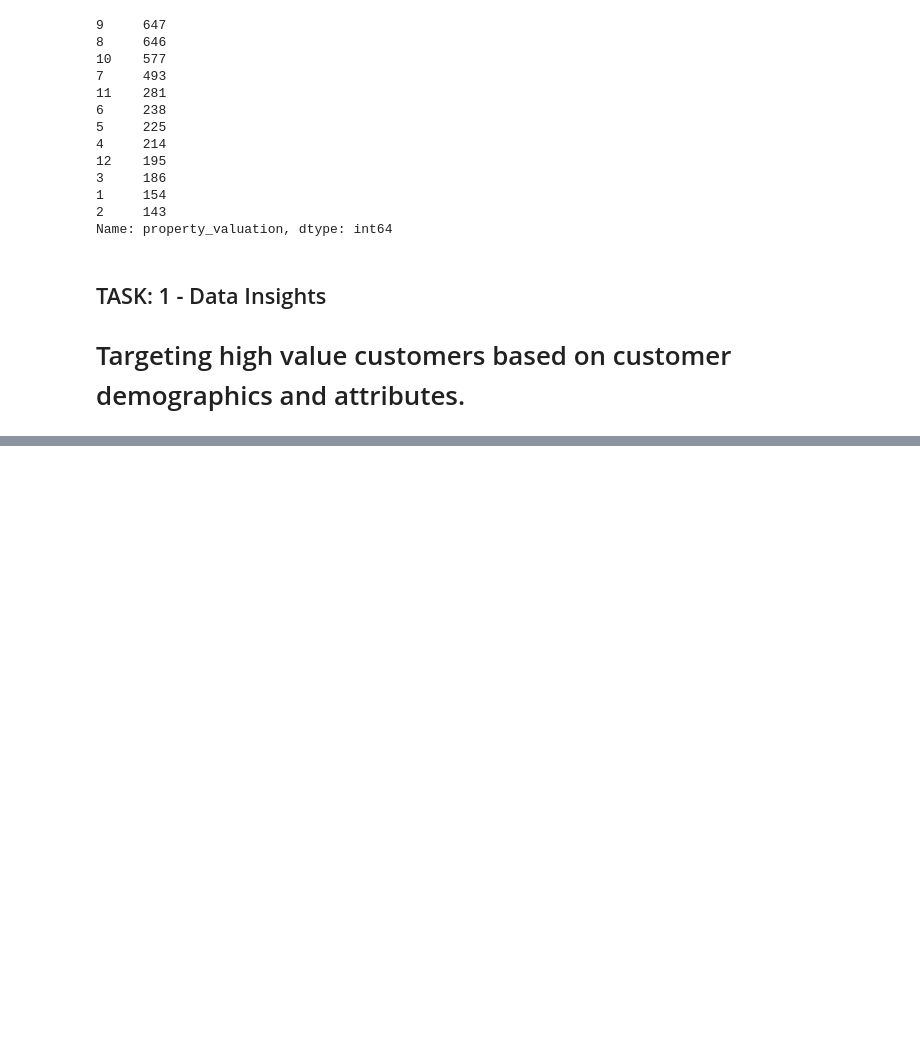
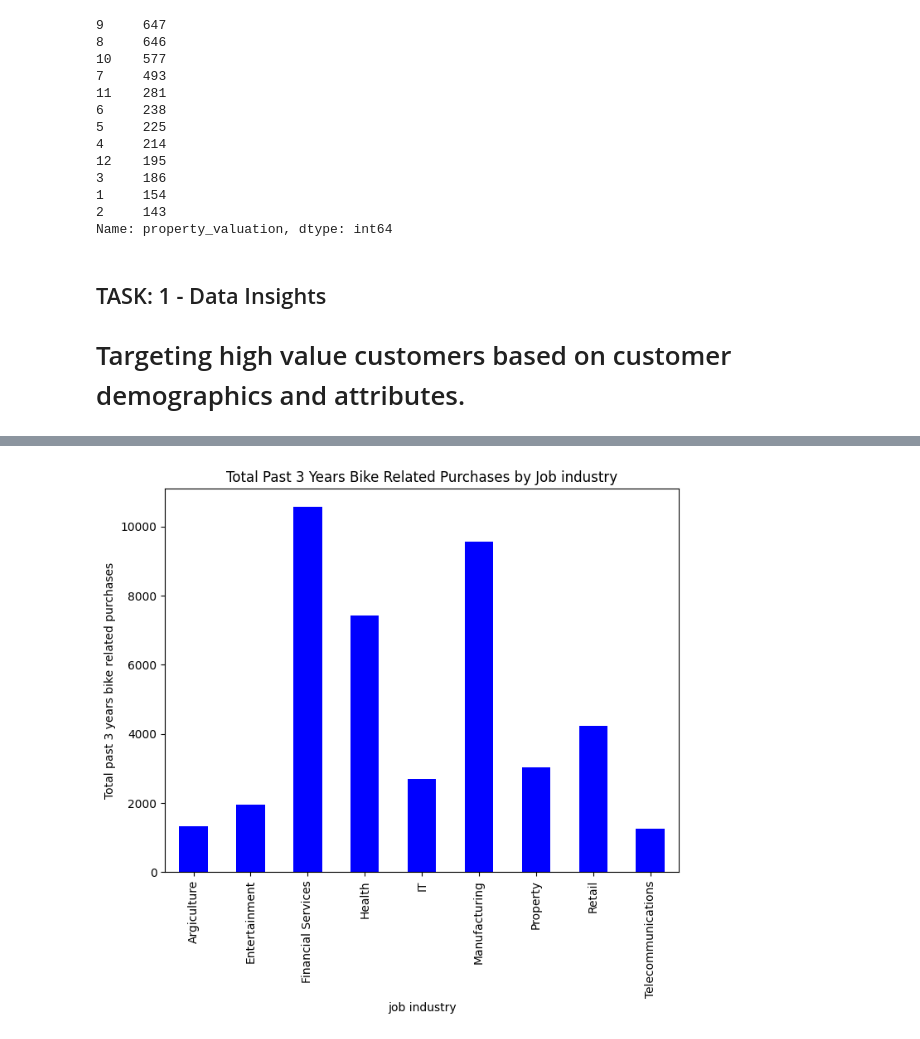
Before and after one commit to laussin86/Customers-analysis-based-on-demography-and-preferences, a Jupyter notebook: KPMG_Data_Analysis.ipynb, the cells around one changed output, grey strips where cells are left out. Saved outputs shown, nothing was run; the diff lists cells and outputs as text; code cells hidden in the pictures; blank space fills up the shorter version.

```diff
--- a/KPMG_Data_Analysis.ipynb
+++ b/KPMG_Data_Analysis.ipynb
@@ -717,0 +772,17 @@ Name: property_valuation, dtype: int64
+# %%
+# Count the number of bike-related purchases for each job industry
+purchase_counts = NewCustomerList.groupby('job_industry_category')['past_3_years_bike_related_purchases'].sum()
+
+# Create a bar plot
+fig, ax = plt.subplots(1, 1, figsize=(8, 6))
+purchase_counts.plot(kind='bar', ax=ax, color='blue')
+
+# Set axis labels and title
+ax.set_xlabel('job industry')
+ax.set_ylabel('Total past 3 years bike related purchases')
+ax.set_title('Total Past 3 Years Bike Related Purchases by Job industry')
+
+# Show plot
+plt.show()
+# %% [output]
+[figure, added]
```
Also changed, not shown: parts of 5 cells of this notebook.
